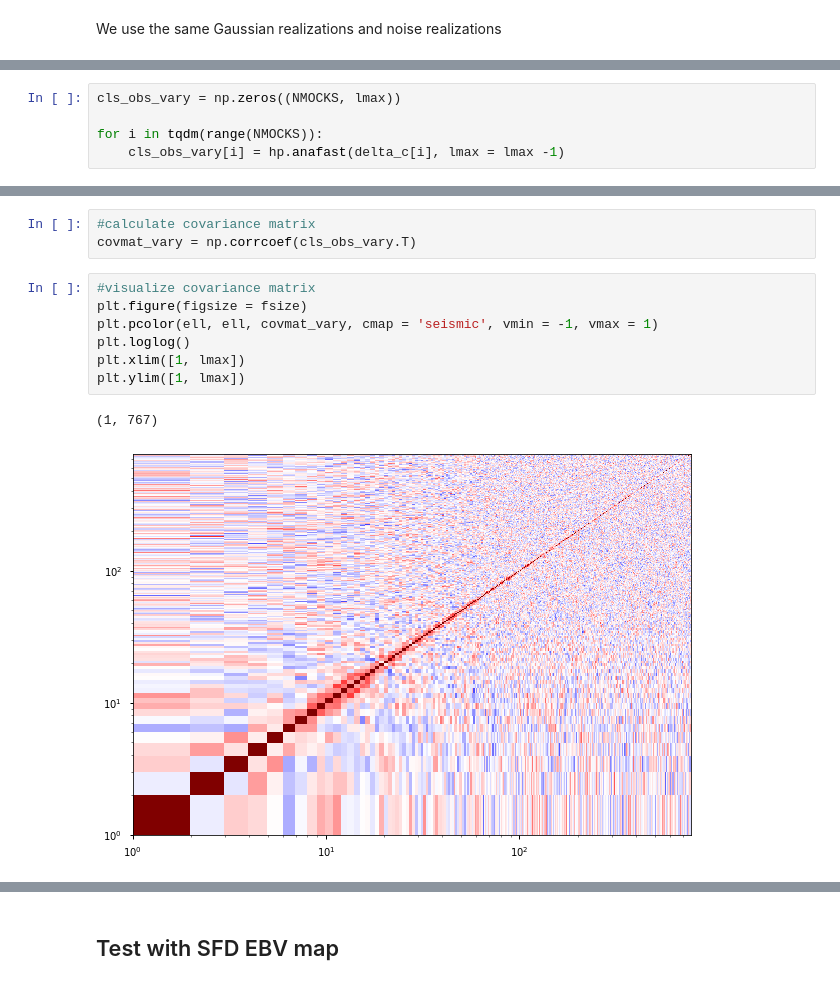
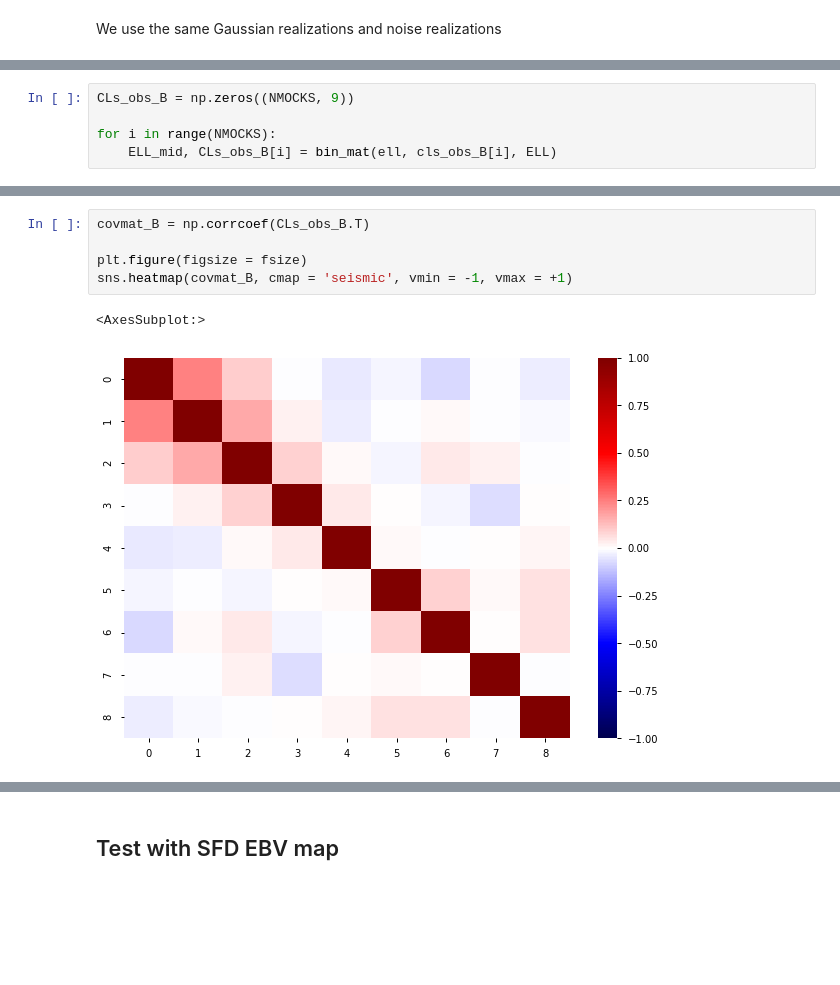
Before and after one commit to tanveerkarim/imaging-sys-covariance, a Jupyter notebook: notebooks/Cov_Matrix_Window.ipynb, the cells around one changed output, grey strips where cells are left out. Drawn from its saved outputs; the diff is of its cells as text; blank space fills up the shorter version.

```diff
--- a/notebooks/Cov_Matrix_Window.ipynb
+++ b/notebooks/Cov_Matrix_Window.ipynb
@@ -314,5 +363,5 @@ for i in tqdm(range(NMOCKS)):
 # %%
-cls_obs_vary = np.zeros((NMOCKS, lmax))
+CLs_obs_B = np.zeros((NMOCKS, 9))
 
-for i in tqdm(range(NMOCKS)):
-    cls_obs_vary[i] = hp.anafast(delta_c[i], lmax = lmax -1)
+for i in range(NMOCKS):
+    ELL_mid, CLs_obs_B[i] = bin_mat(ell, cls_obs_B[i], ELL)
@@ -329,13 +368,8 @@ plt.legend(loc = 'best')
-# %%
-#calculate covariance matrix
-covmat_vary = np.corrcoef(cls_obs_vary.T)
-# %%
-#visualize covariance matrix
-plt.figure(figsize = fsize)
-plt.pcolor(ell, ell, covmat_vary, cmap = 'seismic', vmin = -1, vmax = 1)
-plt.loglog()
-plt.xlim([1, lmax])
-plt.ylim([1, lmax])
-# %% [output]
-(1, 767)
-[figure, removed]
+# %%
+covmat_B = np.corrcoef(CLs_obs_B.T)
+
+plt.figure(figsize = fsize)
+sns.heatmap(covmat_B, cmap = 'seismic', vmin = -1, vmax = +1)
+# %% [output]
+<AxesSubplot:>
+[figure, added]
```
Also changed, not shown: parts of 43 cells of this notebook, 1 other file.
